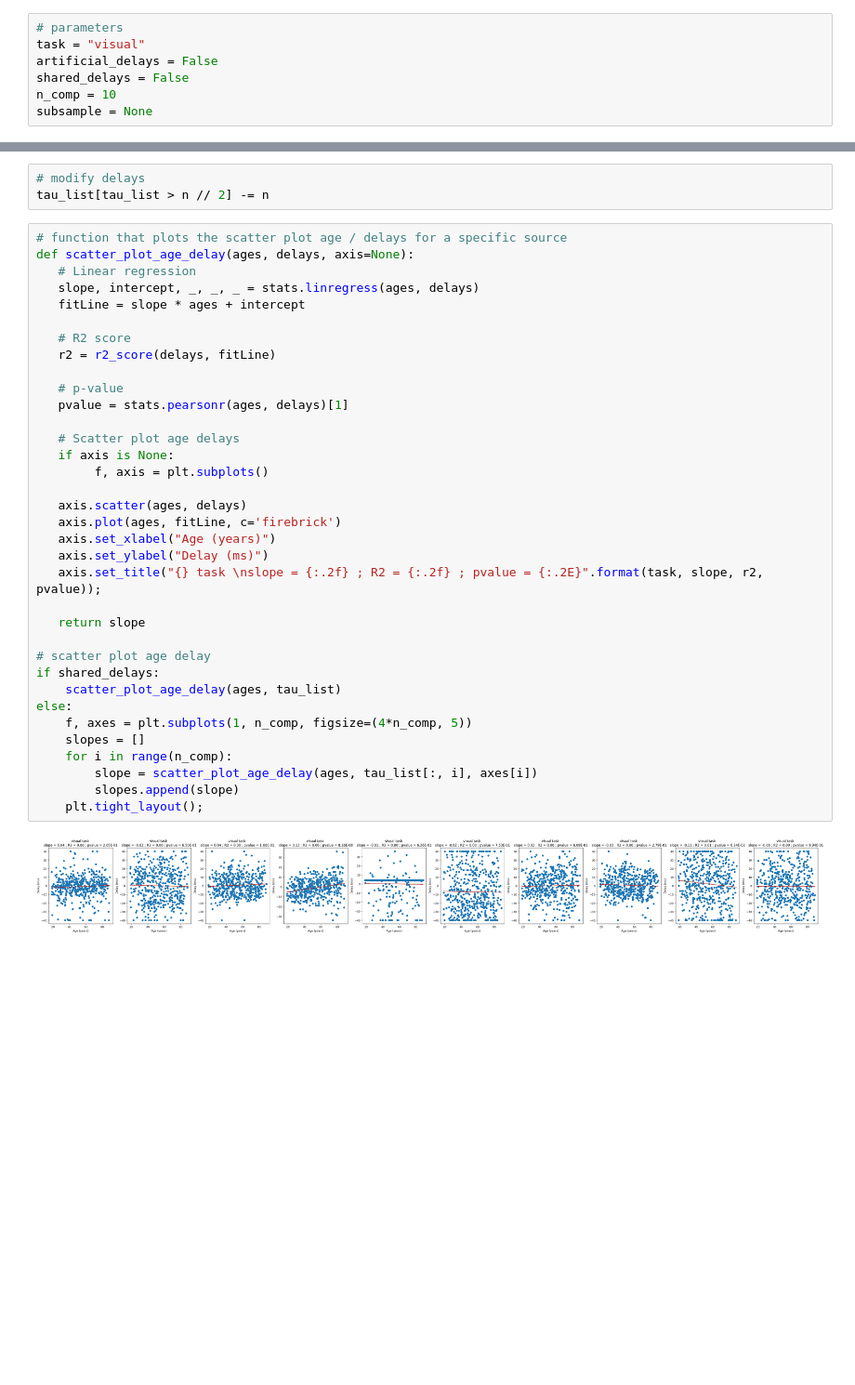
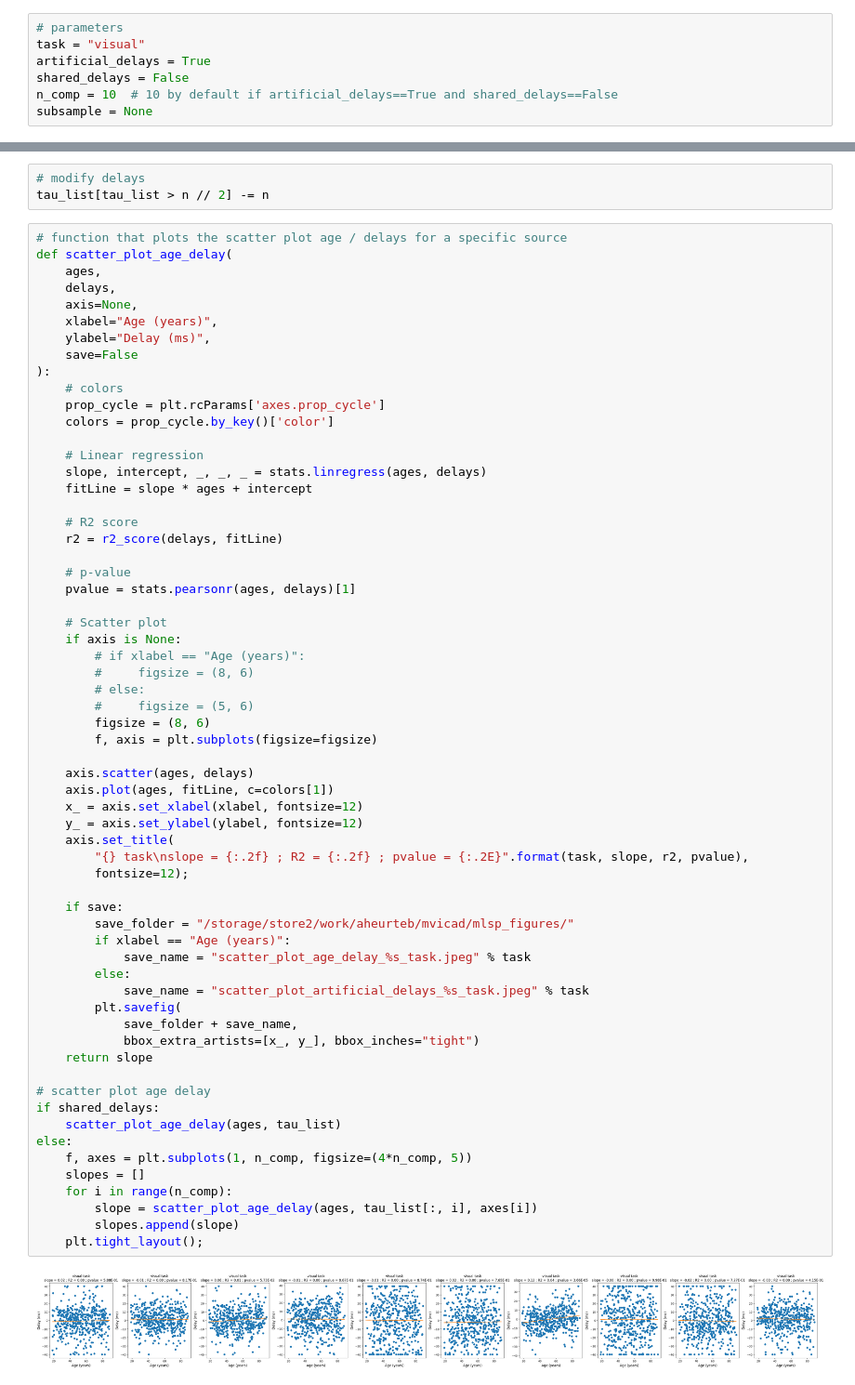
Before and after one commit to AmbroiseHeurtebise/internship_m2, a Jupyter notebook: mlsp_plots/plot_estimated_delays.ipynb, the cells around one changed output, grey strips where cells are left out. Shown at 93% size. Saved outputs shown, nothing was run; the diff lists cells and outputs as text; blank space fills up the shorter version.

```diff
--- a/mlsp_plots/plot_estimated_delays.ipynb
+++ b/mlsp_plots/plot_estimated_delays.ipynb
@@ -8,9 +8,9 @@ from sklearn.metrics import r2_score
 # %%
 # parameters
 task = "visual"
-artificial_delays = False
+artificial_delays = True
 shared_delays = False
-n_comp = 10
+n_comp = 10  # 10 by default if artificial_delays==True and shared_delays==False
 subsample = None
 # %%
 # get results from MVICAD
@@ -103,41 +103,68 @@ print(X.shape)
 tau_list[tau_list > n // 2] -= n
 # %%
 # function that plots the scatter plot age / delays for a specific source
-def scatter_plot_age_delay(ages, delays, axis=None):
-   # Linear regression
-   slope, intercept, _, _, _ = stats.linregress(ages, delays)
-   fitLine = slope * ages + intercept
+def scatter_plot_age_delay(
+    ages,
+    delays,
+    axis=None,
+    xlabel="Age (years)",
+    ylabel="Delay (ms)",
+    save=False
+):
+    # colors
+    prop_cycle = plt.rcParams['axes.prop_cycle']
+    colors = prop_cycle.by_key()['color']
 
-   # R2 score
-   r2 = r2_score(delays, fitLine)
+    # Linear regression
+    slope, intercept, _, _, _ = stats.linregress(ages, delays)
+    fitLine = slope * ages + intercept
 
-   # p-value
-   pvalue = stats.pearsonr(ages, delays)[1]
+    # R2 score
+    r2 = r2_score(delays, fitLine)
 
-   # Scatter plot age delays
-   if axis is None:
-        f, axis = plt.subplots()
+    # p-value
+    pvalue = stats.pearsonr(ages, delays)[1]
 
-   axis.scatter(ages, delays)
-   axis.plot(ages, fitLine, c='firebrick')
-   axis.set_xlabel("Age (years)")
-   axis.set_ylabel("Delay (ms)")
-   axis.set_title("{} task \nslope = {:.2f} ; R2 = {:.2f} ; pvalue = {:.2E}".format(task, slope, r2, pvalue));
+    # Scatter plot
+    if axis is None:
+        # if xlabel == "Age (years)":
+        #     figsize = (8, 6)
+        # else:
+        #     figsize = (5, 6)
+        figsize = (8, 6)
+        f, axis = plt.subplots(figsize=figsize)
 
-   return slope
+    axis.scatter(ages, delays)
+    axis.plot(ages, fitLine, c=colors[1])
+    x_ = axis.set_xlabel(xlabel, fontsize=12)
+    y_ = axis.set_ylabel(ylabel, fontsize=12)
+    axis.set_title(
+        "{} task\nslope = {:.2f} ; R2 = {:.2f} ; pvalue = {:.2E}".format(task, slope, r2, pvalue),
+        fontsize=12);
+
+    if save:
+        save_folder = "/storage/store2/work/aheurteb/mvicad/mlsp_figures/"
+        if xlabel == "Age (years)":
+            save_name = "scatter_plot_age_delay_%s_task.jpeg" % task
+        else:
+            save_name = "scatter_plot_artificial_delays_%s_task.jpeg" % task
+        plt.savefig(
+            save_folder + save_name,
+            bbox_extra_artists=[x_, y_], bbox_inches="tight")
+    return slope
 
 # scatter plot age delay
 if shared_delays:
     scatter_plot_age_delay(ages, tau_list)
 else:
     f, axes = plt.subplots(1, n_comp, figsize=(4*n_comp, 5))
     slopes = []
     for i in range(n_comp):
         slope = scatter_plot_age_delay(ages, tau_list[:, i], axes[i])
         slopes.append(slope)
     plt.tight_layout();
 # %% [output]
-[figure, old version]
+[figure, new version]
 # %%
 # heat map when using source-specific delays
 if not shared_delays:
```
Also changed, not shown: parts of 7 cells of this notebook, 3 other files.
